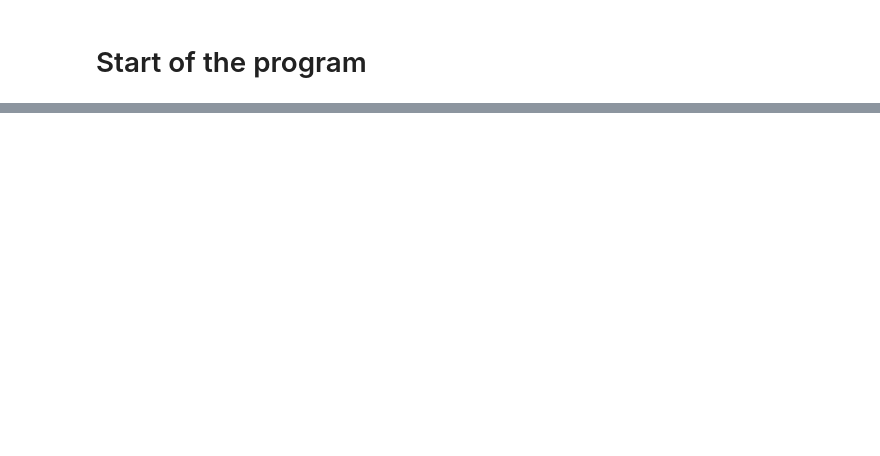
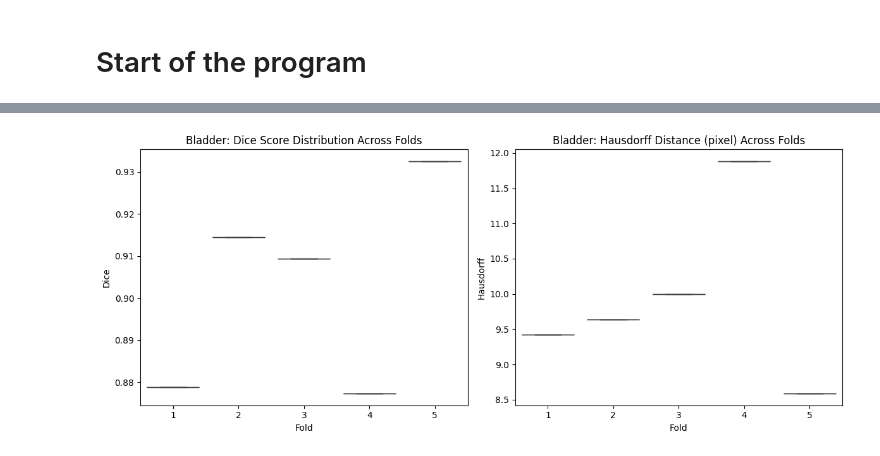
Before and after one commit to peterrhone/dicom_sqlite, a Jupyter notebook: data_prep_and_training_bladder.ipynb, the cells around one changed output, grey strips where cells are left out. Cells and saved outputs as stored; diff of their text form; code cells hidden in the pictures; blank space fills up the shorter version.

```diff
--- a/data_prep_and_training_bladder.ipynb
+++ b/data_prep_and_training_bladder.ipynb
@@ -586,0 +911,23 @@ To Do
+# %%
+# Create DataFrame for metrics
+metrics_df = pd.DataFrame([
+    {'Fold': r['fold'], 'Dice': r['mean_dice'], 'Hausdorff': r['mean_hausdorff'], 'Empty Predictions': r['empty_pred_count']}
+    for r in fold_results
+])
+
+# Plot metric distributions
+plt.figure(figsize=(12, 5))
+plt.subplot(1, 2, 1)
+sns.boxplot(x='Fold', y='Dice', data=metrics_df)
+plt.title('Bladder: Dice Score Distribution Across Folds')
+plt.subplot(1, 2, 2)
+sns.boxplot(x='Fold', y='Hausdorff', data=metrics_df)
+plt.title('Bladder: Hausdorff Distance (pixel) Across Folds')
+plt.tight_layout()
+
+# Save to subfolder
+plt.savefig('images/bladder/metric_distributions.png', bbox_inches='tight')
+# Display inline
+plt.show()
+# %% [output]
+[figure, added]
```
Also changed, not shown: parts of 75 cells of this notebook, 13 other files.
